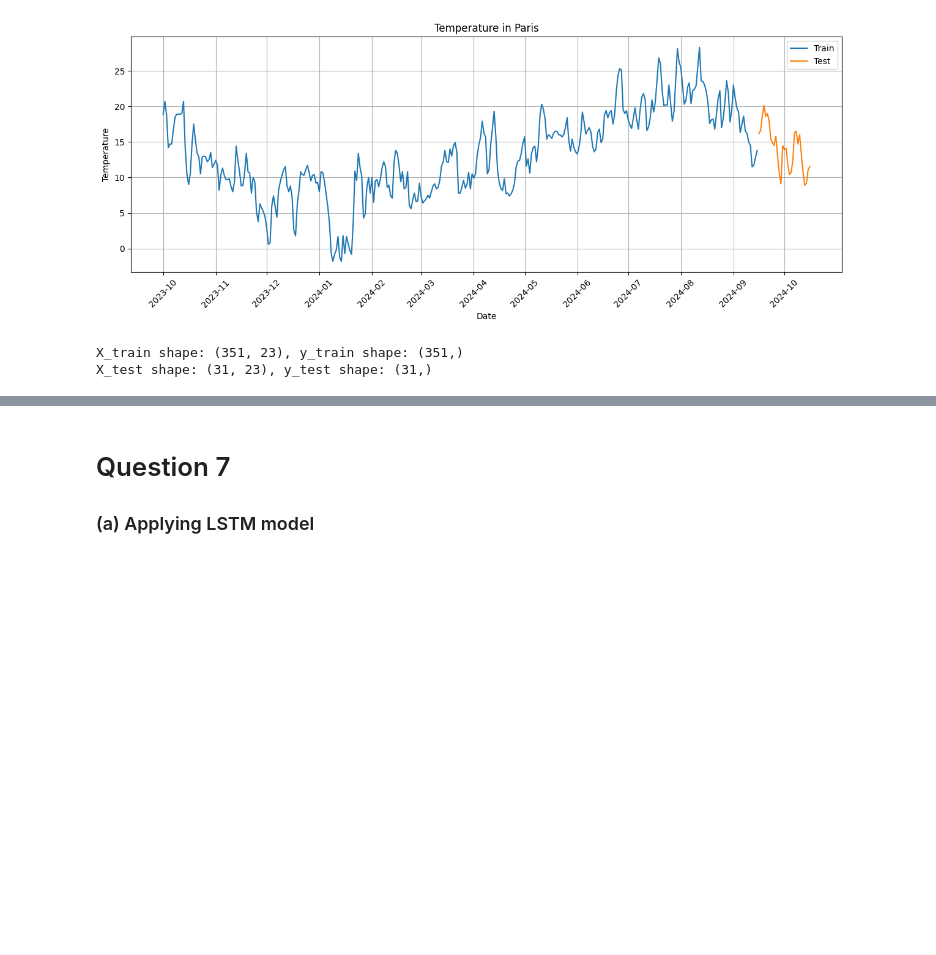
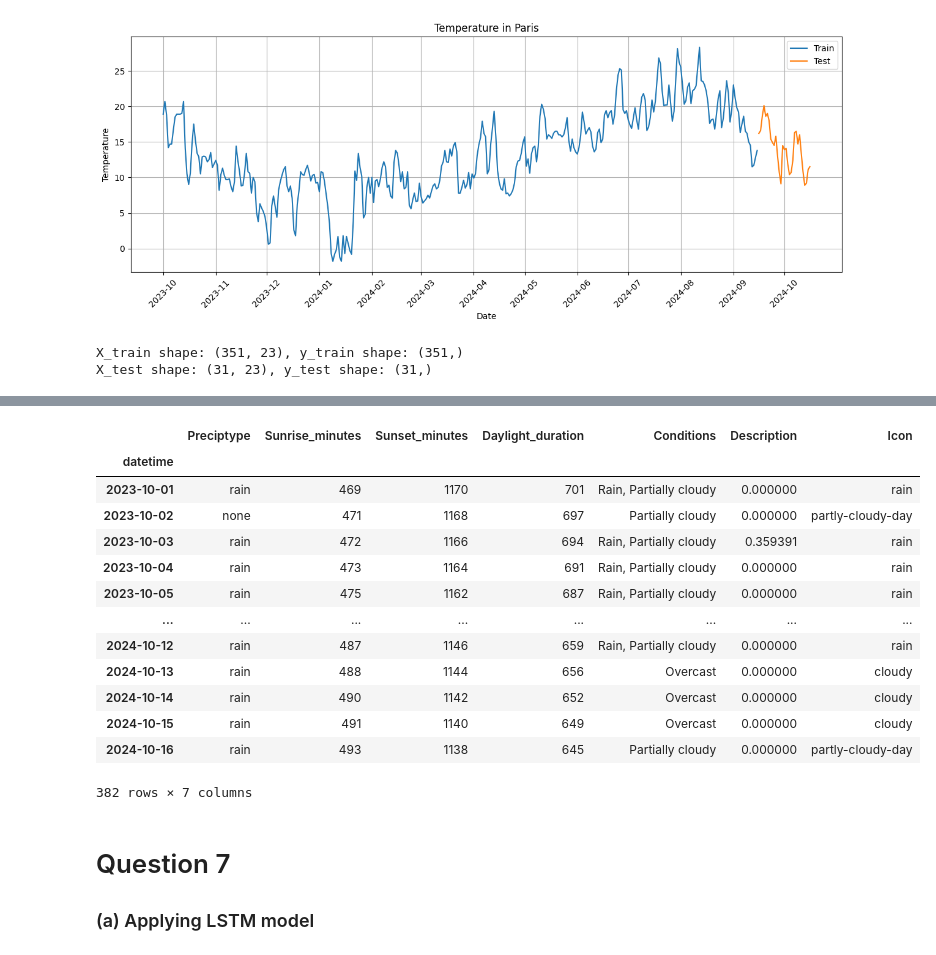
Before and after one commit to longle0702/lstm-predict-paris-temp, a Jupyter notebook: time_series_group_4_torch.ipynb, the cells around one changed output, grey strips where cells are left out. Saved outputs shown, nothing was run; the diff lists cells and outputs as text; code cells hidden in the pictures; blank space fills up the shorter version.

Commit message:
Feature engineering the categorical data

```diff
--- a/time_series_group_4_torch.ipynb
+++ b/time_series_group_4_torch.ipynb
@@ -108,3 +146,33 @@ X_test shape: (31, 23), y_test shape: (31,)
+# %%
+from sklearn.feature_extraction.text import TfidfVectorizer
+
+df_categorical_processed = pd.DataFrame(columns=['Preciptype', 'Sunrise_minutes', 'Sunset_minutes', 'Daylight_duration', 'Conditions', 'Description', 'Icon'])
+df_categorical_processed['Preciptype'] = df[categorical_features]['preciptype'].fillna('none')
+df_categorical_processed['Preciptype'].str.get_dummies(sep=',')
+df_categorical_processed['Sunrise_minutes'] = df[categorical_features]['sunrise'].str.split('T').str[1].apply(lambda x: int(x[:2])*60 + int(x[3:5]))
+df_categorical_processed['Sunset_minutes'] = df[categorical_features]['sunset'].str.split('T').str[1].apply(lambda x: int(x[:2])*60 + int(x[3:5]))
+df_categorical_processed['Daylight_duration'] = df_categorical_processed['Sunset_minutes'] - df_categorical_processed['Sunrise_minutes']
+df_categorical_processed['Conditions'] = df[categorical_features]['conditions']
+df_categorical_processed['Conditions'].str.get_dummies(sep=',')
+df_categorical_processed['Description'] = TfidfVectorizer(max_features=100).fit_transform(df[categorical_features]['description']).toarray()
+df_categorical_processed['Icon'] = df[categorical_features]['icon']
+df_categorical_processed['Icon'].str.get_dummies(sep=',')
+df_categorical_processed
+# %% [output]
+|  | Preciptype | Sunrise_minutes | Sunset_minutes | Daylight_duration | Conditions | Description | Icon |
+| datetime |  |  |  |  |  |  |  |
+| 2023-10-01 | rain | 469 | 1170 | 701 | Rain, Partially cloudy | 0.000000 | rain |
+| 2023-10-02 | none | 471 | 1168 | 697 | Partially cloudy | 0.000000 | partly-cloudy-day |
+| 2023-10-03 | rain | 472 | 1166 | 694 | Rain, Partially cloudy | 0.359391 | rain |
+| 2023-10-04 | rain | 473 | 1164 | 691 | Rain, Partially cloudy | 0.000000 | rain |
+| 2023-10-05 | rain | 475 | 1162 | 687 | Rain, Partially cloudy | 0.000000 | rain |
+| ... | ... | ... | ... | ... | ... | ... | ... |
+| 2024-10-12 | rain | 487 | 1146 | 659 | Rain, Partially cloudy | 0.000000 | rain |
+| 2024-10-13 | rain | 488 | 1144 | 656 | Overcast | 0.000000 | cloudy |
+| 2024-10-14 | rain | 490 | 1142 | 652 | Overcast | 0.000000 | cloudy |
+| 2024-10-15 | rain | 491 | 1140 | 649 | Overcast | 0.000000 | cloudy |
+| 2024-10-16 | rain | 493 | 1138 | 645 | Partially cloudy | 0.000000 | partly-cloudy-day |
+382 rows × 7 columns
 # %% [markdown]
 # Question 7
 ### (a) Applying LSTM model
```
Also changed, not shown: parts of 4 cells of this notebook.
